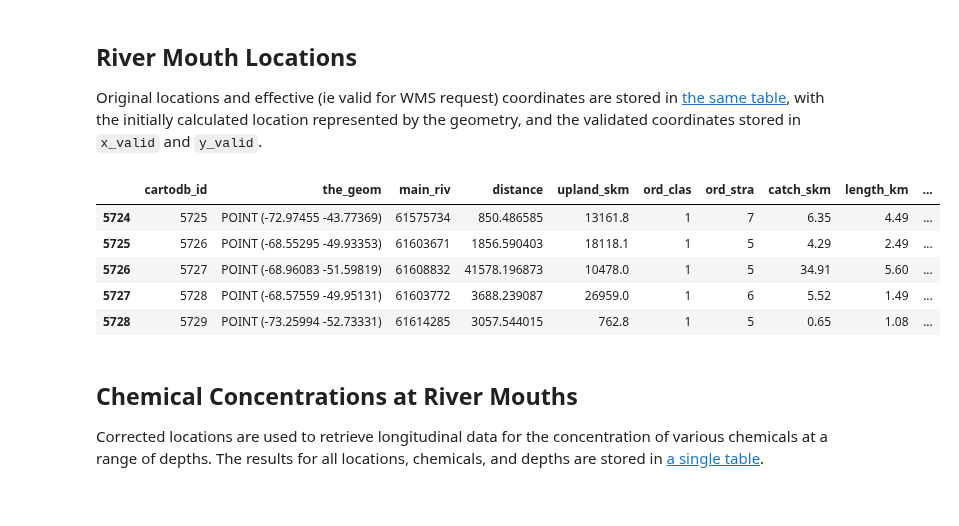
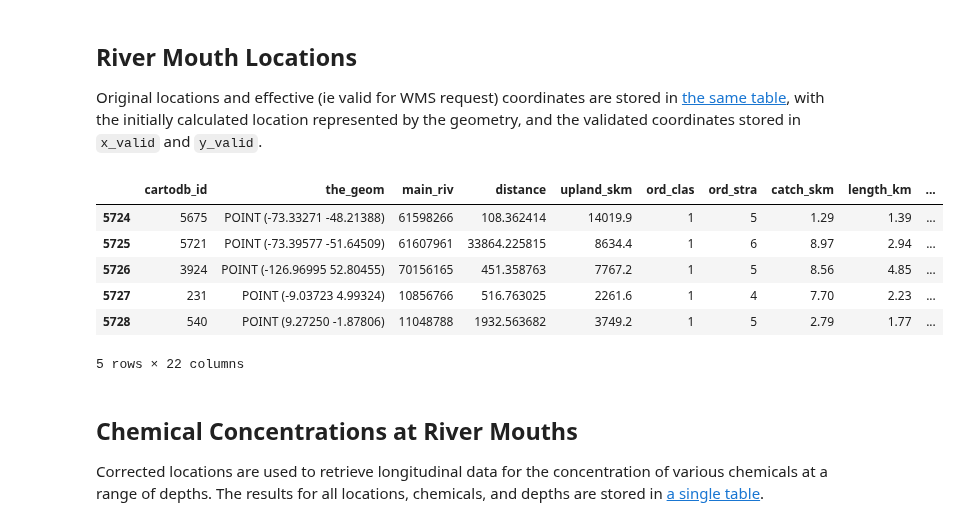
Before and after one commit to pkerins/wri-projects, a Jupyter notebook: ocean-watch/river-mouth-water-quality_data-retrieval.ipynb, the cells around one changed output. Saved outputs shown, nothing was run; the diff lists cells and outputs as text; code cells hidden in the pictures.

```diff
--- a/ocean-watch/river-mouth-water-quality_data-retrieval.ipynb
+++ b/ocean-watch/river-mouth-water-quality_data-retrieval.ipynb
@@ -144,14 +173,15 @@ set_default_credentials(username=CARTO_USER,
                         base_url="https://{user}.carto.com/".format(user=CARTO_USER),
                         api_key=CARTO_KEY)
 # %%
-read_carto('ocn_calcs_010test_target_river_mouths').tail()
+read_carto('ocn_calcs_010_target_river_mouths').tail()
 # %% [output]
 |  | cartodb_id | the_geom | main_riv | distance | upland_skm | ord_clas | ord_stra | catch_skm | length_km | ... |
-| 5724 | 5725 | POINT (-72.97455 -43.77369) | 61575734 | 850.486585 | 13161.8 | 1 | 7 | 6.35 | 4.49 | ... |
-| 5725 | 5726 | POINT (-68.55295 -49.93353) | 61603671 | 1856.590403 | 18118.1 | 1 | 5 | 4.29 | 2.49 | ... |
-| 5726 | 5727 | POINT (-68.96083 -51.59819) | 61608832 | 41578.196873 | 10478.0 | 1 | 5 | 34.91 | 5.60 | ... |
-| 5727 | 5728 | POINT (-68.57559 -49.95131) | 61603772 | 3688.239087 | 26959.0 | 1 | 6 | 5.52 | 1.49 | ... |
-| 5728 | 5729 | POINT (-73.25994 -52.73331) | 61614285 | 3057.544015 | 762.8 | 1 | 5 | 0.65 | 1.08 | ... |
+| 5724 | 5675 | POINT (-73.33271 -48.21388) | 61598266 | 108.362414 | 14019.9 | 1 | 5 | 1.29 | 1.39 | ... |
+| 5725 | 5721 | POINT (-73.39577 -51.64509) | 61607961 | 33864.225815 | 8634.4 | 1 | 6 | 8.97 | 2.94 | ... |
+| 5726 | 3924 | POINT (-126.96995 52.80455) | 70156165 | 451.358763 | 7767.2 | 1 | 5 | 8.56 | 4.85 | ... |
+| 5727 | 231 | POINT (-9.03723 4.99324) | 10856766 | 516.763025 | 2261.6 | 1 | 4 | 7.70 | 2.23 | ... |
+| 5728 | 540 | POINT (9.27250 -1.87806) | 11048788 | 1932.563682 | 3749.2 | 1 | 5 | 2.79 | 1.77 | ... |
+5 rows × 22 columns
 # %% [markdown]
 ## Chemical Concentrations at River Mouths
 Corrected locations are used to retrieve longitudinal data for the concentration of various chemicals at a range of depths. The results for all locations, chemicals, and depths are stored in [a single table](https://resourcewatch.carto.com/u/wri-rw/dataset/ocn_calcs_011_river_mouth_chemical_concentrations).
```
Also changed, not shown: parts of 9 cells of this notebook, 2 other files.
